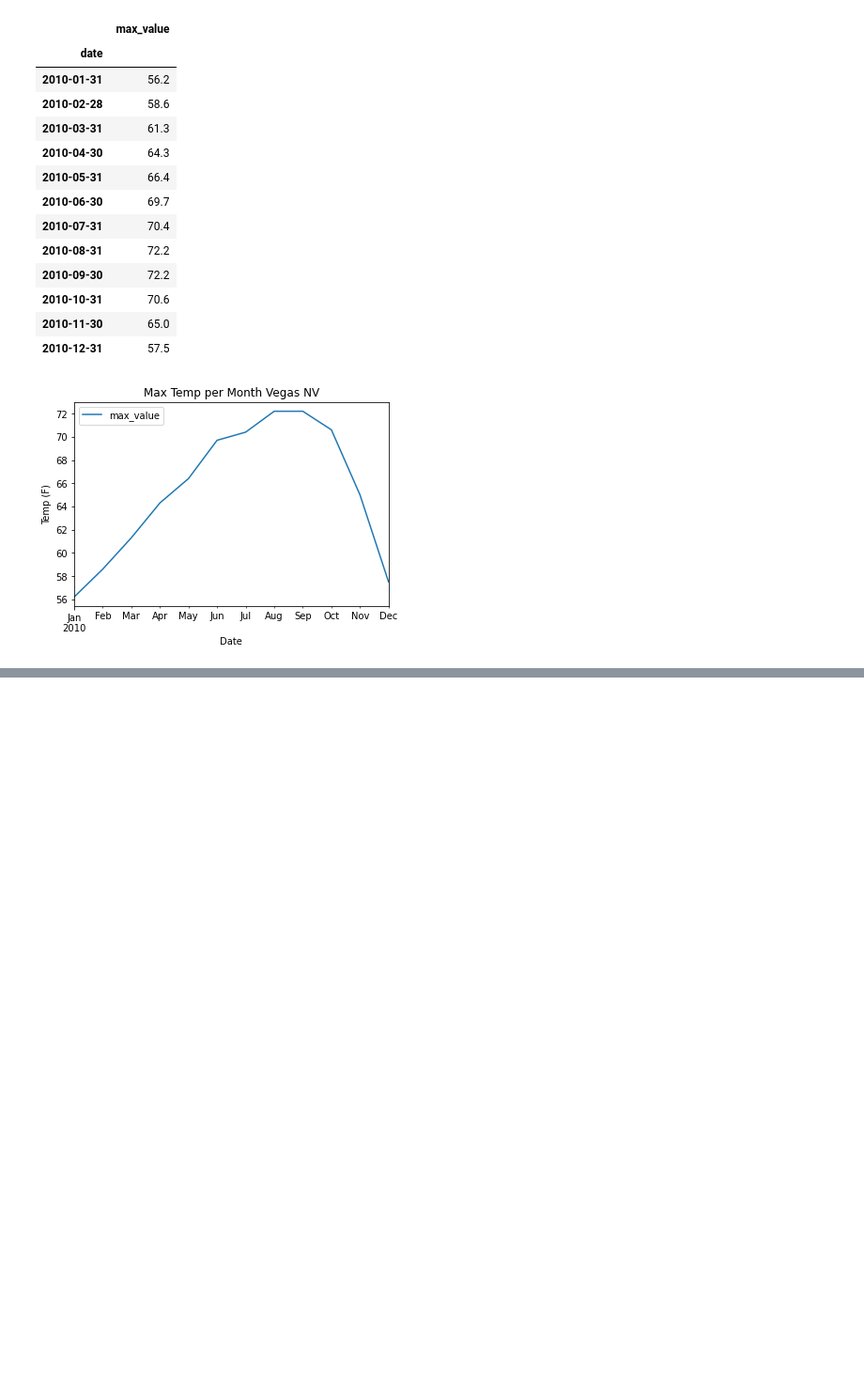
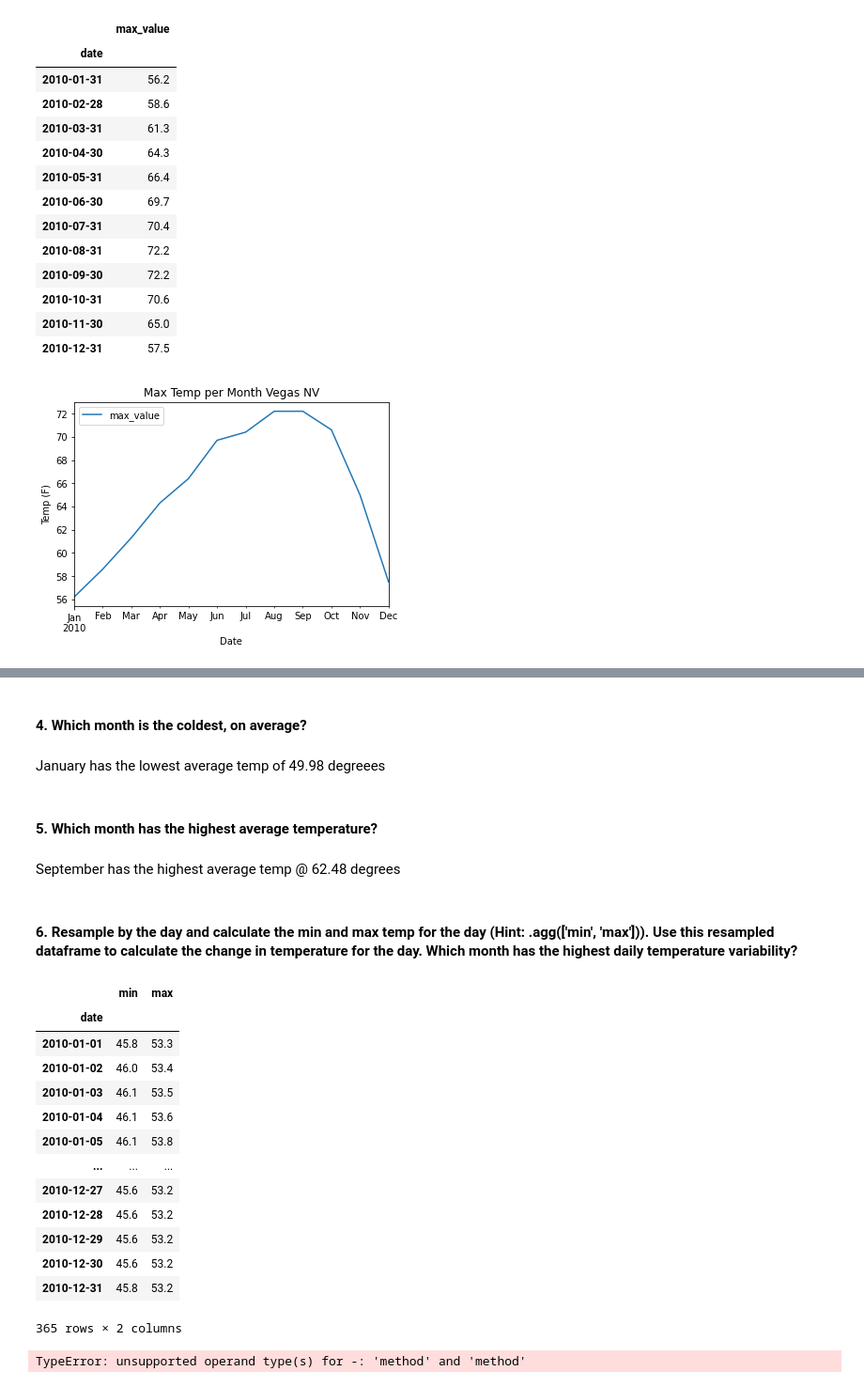
Before and after one commit to CSolitaire/time-series-exercises, a Jupyter notebook: climacell_practice.ipynb, the cells around one changed output, grey strips where cells are left out. Shown at 94% size. Saved outputs shown, nothing was run; the diff lists cells and outputs as text; code cells hidden in the pictures; blank space fills up the shorter version.

```diff
--- a/climacell_practice.ipynb
+++ b/climacell_practice.ipynb
@@ -353,0 +367,40 @@ plt.show()
+# %% [markdown]
+#### 4. Which month is the coldest, on average?
+# %% [markdown]
+January has the lowest average temp of 49.98 degreees
+# %% [markdown]
+#### 5. Which month has the highest average temperature?
+# %% [markdown]
+September has the highest average temp @ 62.48 degrees
+# %% [markdown]
+#### 6. Resample by the day and calculate the min and max temp for the day (Hint: .agg(['min', 'max'])). Use this resampled dataframe to calculate the change in temperature for the day. Which month has the highest daily temperature variability?
+# %%
+# Import Dataframe (Non Aggrigated)
+from vega_datasets import data
+df = data.sf_temps()
+# Sort Index
+df = df.set_index('date').sort_index()
+# Resample for min/mad of Day
+df = df.resample('D')['temp'].agg(['min', 'max'])
+# %% [output]
+|  | min | max |
+| date |  |  |
+| 2010-01-01 | 45.8 | 53.3 |
+| 2010-01-02 | 46.0 | 53.4 |
+| 2010-01-03 | 46.1 | 53.5 |
+| 2010-01-04 | 46.1 | 53.6 |
+| 2010-01-05 | 46.1 | 53.8 |
+| ... | ... | ... |
+| 2010-12-27 | 45.6 | 53.2 |
+| 2010-12-28 | 45.6 | 53.2 |
+| 2010-12-29 | 45.6 | 53.2 |
+| 2010-12-30 | 45.6 | 53.2 |
+| 2010-12-31 | 45.8 | 53.2 |
+365 rows × 2 columns
+# %%
+# Create variability Column
+#df['variability'] = (df.max) - (df.min)
+# Create variability Column
+df = df.apply(pd.to_numeric)
+# %% [output]
+TypeError: unsupported operand type(s) for -: 'method' and 'method'
```
Also changed, not shown: parts of 1 cell of this notebook.
